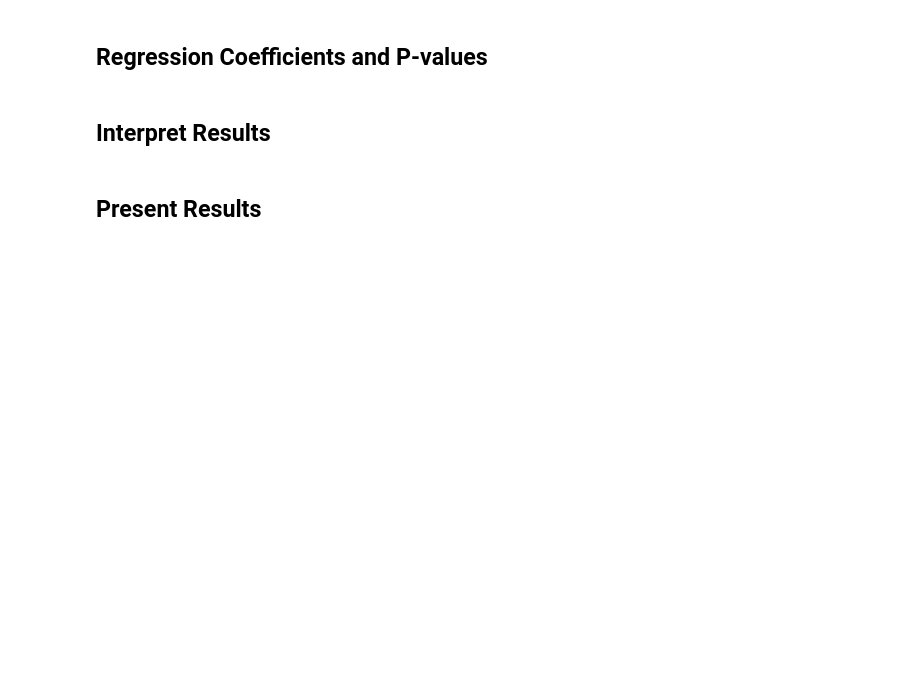
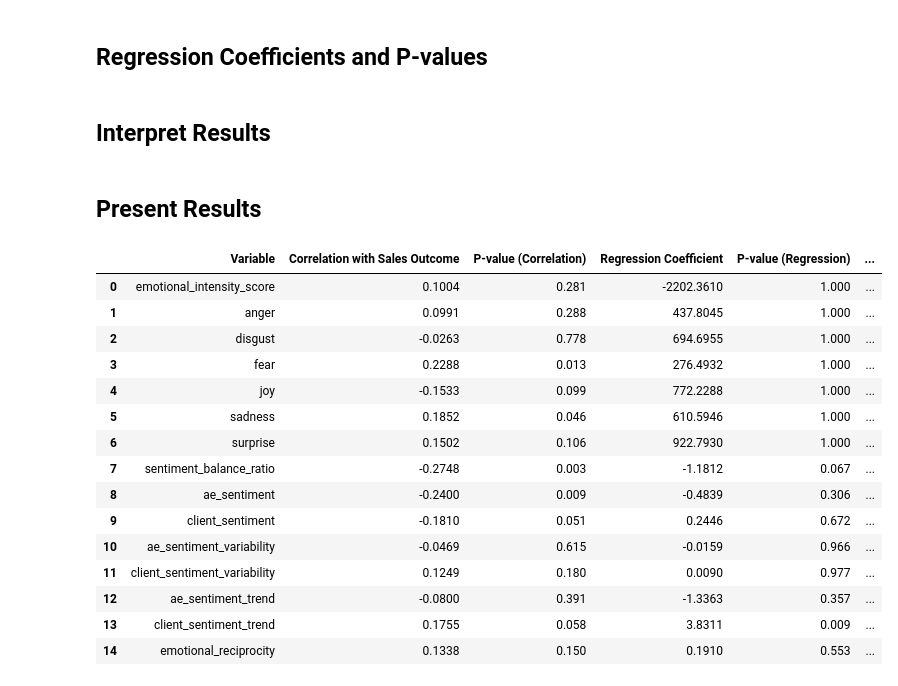
Before and after one commit to MyamazonguyGithub/sales-meetings-report, a Jupyter notebook: nb_sentiment_analysis.ipynb, the cells around one changed output. Drawn from its saved outputs; the diff is of its cells as text; code cells hidden in the pictures; blank space fills up the shorter version.

```diff
--- a/nb_sentiment_analysis.ipynb
+++ b/nb_sentiment_analysis.ipynb
@@ -138,18 +374,18 @@ test_df.head()
 # %% [markdown]
 ## Regression Coefficients and P-values
 # %%
-# # Reset index to turn 'Variable' into a column
-# regression_df = regression_summary.reset_index()
+# Reset index to turn 'Variable' into a column
+regression_df = regression_summary.reset_index()
 
-# # Rename columns for clarity
-# regression_df.rename(columns={
-#     'index': 'Variable',
-#     'Coef.': 'Regression Coefficient',
-#     'P>|z|': 'P-value (Regression)'
-# }, inplace=True)
+# Rename columns for clarity
+regression_df.rename(columns={
+    'index': 'Variable',
+    'Coef.': 'Regression Coefficient',
+    'P>|z|': 'P-value (Regression)'
+}, inplace=True)
 
-# # Remove 'const' from the variables
-# regression_df = regression_df[regression_df['Variable'] != 'const']
+# Remove 'const' from the variables
+regression_df = regression_df[regression_df['Variable'] != 'const']
 # %% [markdown]
 ## Interpret Results
 # %%
@@ -175,21 +411,38 @@ test_df.head()
 # %% [markdown]
 ## Present Results
 # %%
-# # Rearranging columns for presentation
-# final_df = merged_df[[
-#     'Variable',
-#     'Correlation with Sales Outcome',
-#     'P-value (Correlation)',
-#     'Regression Coefficient',
-#     'P-value (Regression)',
-#     'Interpretation'
-# ]]
+# Rearranging columns for presentation
+final_df = merged_df[[
+    'Variable',
+    'Correlation with Sales Outcome',
+    'P-value (Correlation)',
+    'Regression Coefficient',
+    'P-value (Regression)',
+    'Interpretation'
+]]
 
-# # Format numerical values for better readability
-# final_df['Correlation with Sales Outcome'] = final_df['Correlation with Sales Outcome'].round(4)
-# final_df['P-value (Correlation)'] = final_df['P-value (Correlation)'].apply(lambda x: f"{x:.3f}")
-# final_df['Regression Coefficient'] = final_df['Regression Coefficient'].round(4)
-# final_df['P-value (Regression)'] = final_df['P-value (Regression)'].apply(lambda x: f"{x:.3f}" if not pd.isnull(x) else 'N/A')
+# Format numerical values for better readability
+final_df['Correlation with Sales Outcome'] = final_df['Correlation with Sales Outcome'].round(4)
+final_df['P-value (Correlation)'] = final_df['P-value (Correlation)'].apply(lambda x: f"{x:.3f}")
+final_df['Regression Coefficient'] = final_df['Regression Coefficient'].round(4)
+final_df['P-value (Regression)'] = final_df['P-value (Regression)'].apply(lambda x: f"{x:.3f}" if not pd.isnull(x) else 'N/A')
 
-# # Display the final table
-# final_df
+# Display the final table
+final_df
+# %% [output]
+|  | Variable | Correlation with Sales Outcome | P-value (Correlation) | Regression Coefficient | P-value (Regression) | ... |
+| 0 | emotional_intensity_score | 0.1004 | 0.281 | -2202.3610 | 1.000 | ... |
+| 1 | anger | 0.0991 | 0.288 | 437.8045 | 1.000 | ... |
+| 2 | disgust | -0.0263 | 0.778 | 694.6955 | 1.000 | ... |
+| 3 | fear | 0.2288 | 0.013 | 276.4932 | 1.000 | ... |
+| 4 | joy | -0.1533 | 0.099 | 772.2288 | 1.000 | ... |
+| 5 | sadness | 0.1852 | 0.046 | 610.5946 | 1.000 | ... |
+| 6 | surprise | 0.1502 | 0.106 | 922.7930 | 1.000 | ... |
+| 7 | sentiment_balance_ratio | -0.2748 | 0.003 | -1.1812 | 0.067 | ... |
+| 8 | ae_sentiment | -0.2400 | 0.009 | -0.4839 | 0.306 | ... |
+| 9 | client_sentiment | -0.1810 | 0.051 | 0.2446 | 0.672 | ... |
+| 10 | ae_sentiment_variability | -0.0469 | 0.615 | -0.0159 | 0.966 | ... |
+| 11 | client_sentiment_variability | 0.1249 | 0.180 | 0.0090 | 0.977 | ... |
+| 12 | ae_sentiment_trend | -0.0800 | 0.391 | -1.3363 | 0.357 | ... |
+| 13 | client_sentiment_trend | 0.1755 | 0.058 | 3.8311 | 0.009 | ... |
+| 14 | emotional_reciprocity | 0.1338 | 0.150 | 0.1910 | 0.553 | ... |
```
Also changed, not shown: parts of 13 cells of this notebook, 2 other files.
